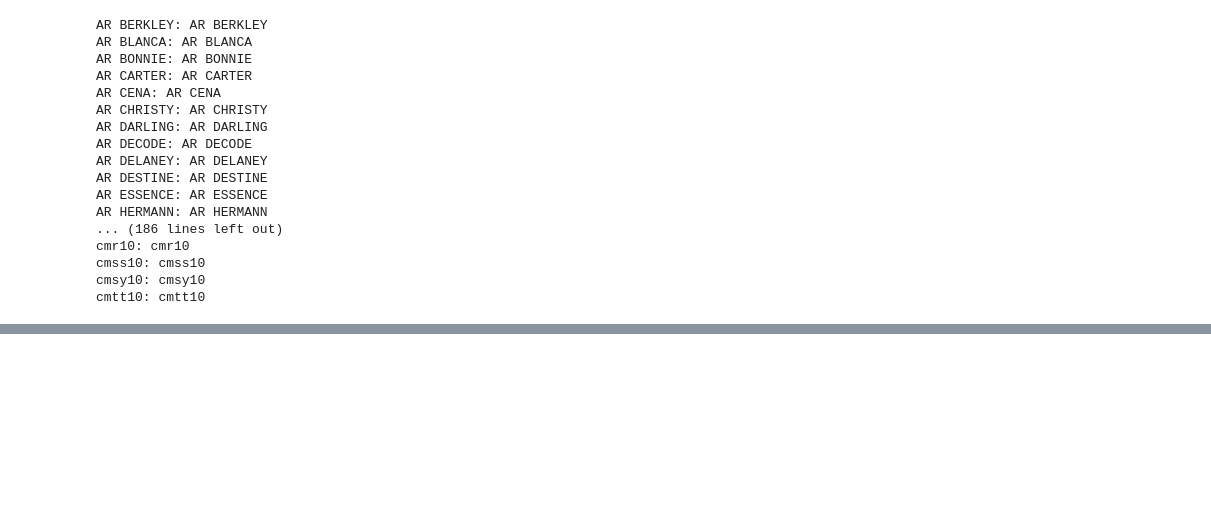
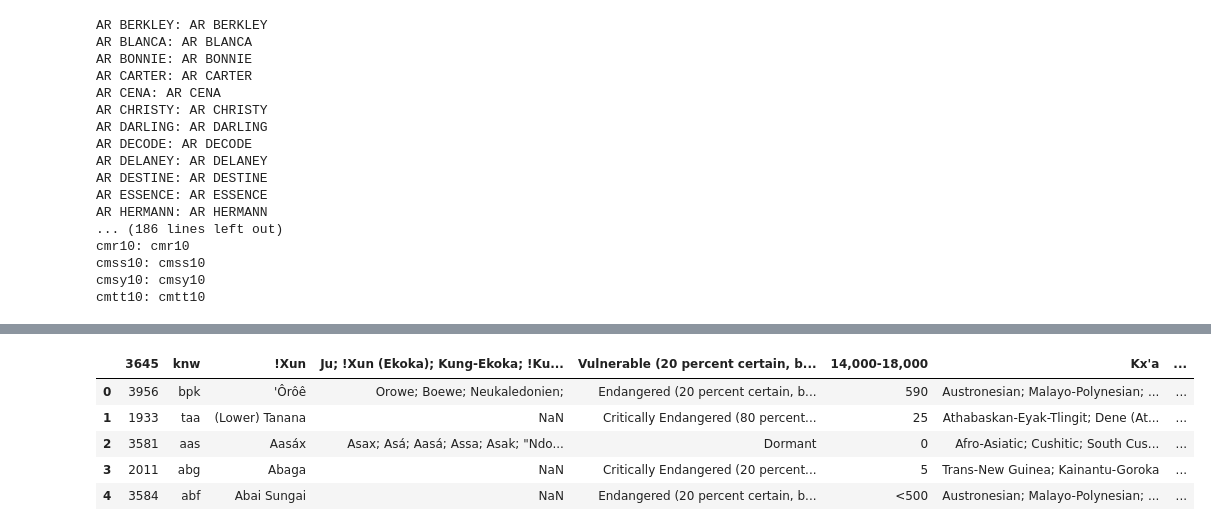
Before and after one commit to castorsia/data-studio, a Jupyter notebook: code/01-lang/Project_1_draft-Ilias_Stathatos.ipynb, the cells around one changed output, grey strips where cells are left out. Cells and saved outputs as stored; diff of their text form; code cells hidden in the pictures; blank space fills up the shorter version.

```diff
--- a/code/01-lang/Project_1_draft-Ilias_Stathatos.ipynb
+++ b/code/01-lang/Project_1_draft-Ilias_Stathatos.ipynb
@@ -279,0 +261,10 @@ ax.yaxis.label.set_visible(False)
+# %%
+data_2 = pd.read_csv("database_file.csv")
+data_2.head()
+# %% [output]
+|  | 3645 | knw | !Xun | Ju; !Xun (Ekoka); Kung-Ekoka; !Ku... | Vulnerable (20 percent certain, b... | 14,000-18,000 | Kx'a | ... |
+| 0 | 3956 | bpk | 'Ôrôê | Orowe; Boewe; Neukaledonien; | Endangered (20 percent certain, b... | 590 | Austronesian; Malayo-Polynesian; ... | ... |
+| 1 | 1933 | taa | (Lower) Tanana | NaN | Critically Endangered (80 percent... | 25 | Athabaskan-Eyak-Tlingit; Dene (At... | ... |
+| 2 | 3581 | aas | Aasáx | Asax; Asá; Aasá; Assa; Asak; "Ndo... | Dormant | 0 | Afro-Asiatic; Cushitic; South Cus... | ... |
+| 3 | 2011 | abg | Abaga | NaN | Critically Endangered (20 percent... | 5 | Trans-New Guinea; Kainantu-Goroka | ... |
+| 4 | 3584 | abf | Abai Sungai | NaN | Endangered (20 percent certain, b... | <500 | Austronesian; Malayo-Polynesian; ... | ... |
```
Also changed, not shown: parts of 19 cells of this notebook, 1 other file.
